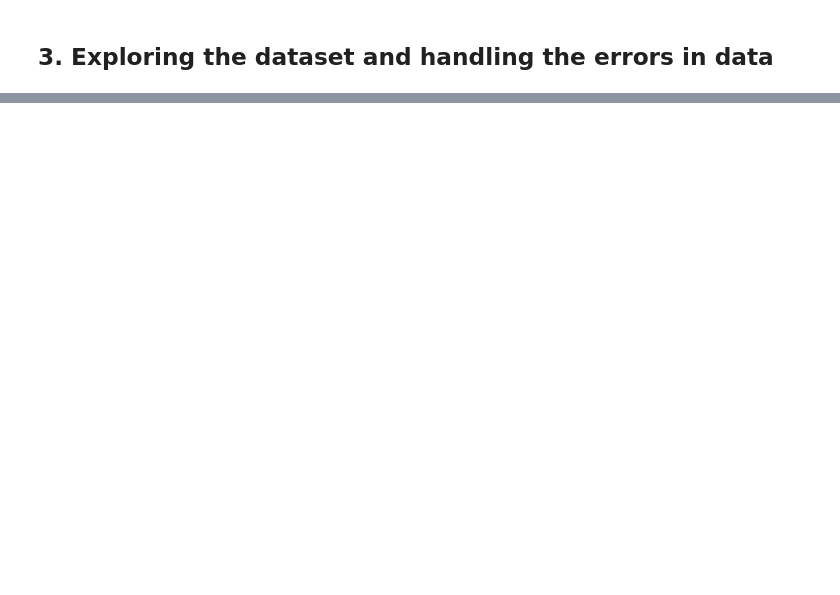
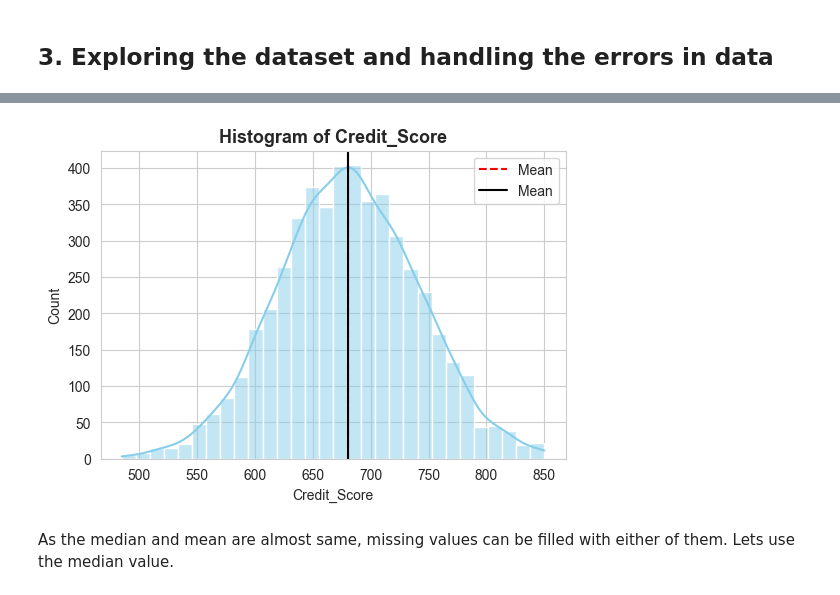
Before and after one commit to mohammadkhorshed/Customer-Purchase-Prediction-using-Decision-Trees, a Jupyter notebook: purchase_prediction.ipynb, the cells around one changed output, grey strips where cells are left out. Cells and saved outputs as stored; diff of their text form; code cells hidden in the pictures; blank space fills up the shorter version.

```diff
--- a/purchase_prediction.ipynb
+++ b/purchase_prediction.ipynb
@@ -90,0 +157,14 @@ dtype: int64
+# %%
+# Credit_Score feature
+
+plt.figure(figsize=(6, 4))
+sns.histplot(data=df, x='Credit_Score', bins=30, kde=True, color='skyblue')
+plt.axvline(df.Credit_Score.mean(), color='red', linestyle='--', label='Mean')
+plt.axvline(df.Credit_Score.median(), color='black', label='Mean')
+plt.title('Histogram of Credit_Score', fontsize=13, fontweight='bold')
+plt.legend()
+plt.show()
+# %% [output]
+[figure, added]
+# %% [markdown]
+As the median and mean are almost same, missing values can be filled with either of them. Lets use the median value.
```
Also changed, not shown: parts of 37 cells of this notebook, 1 other file.
